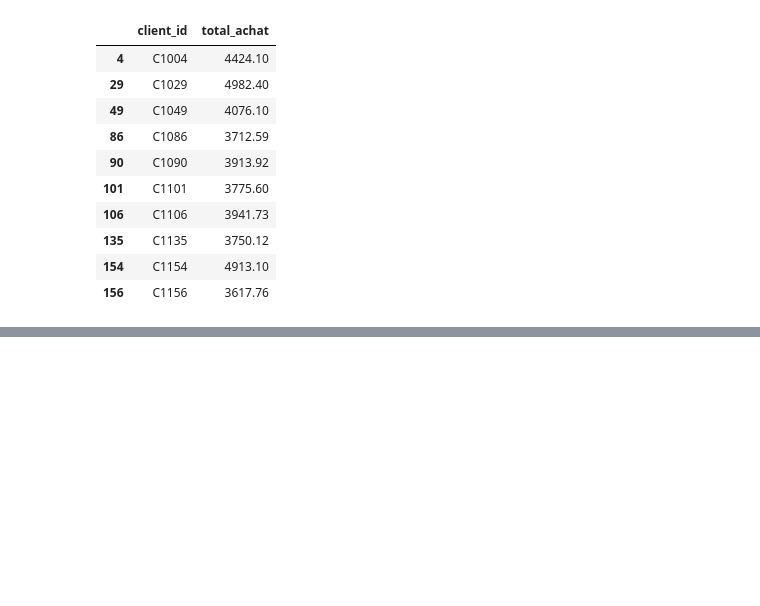
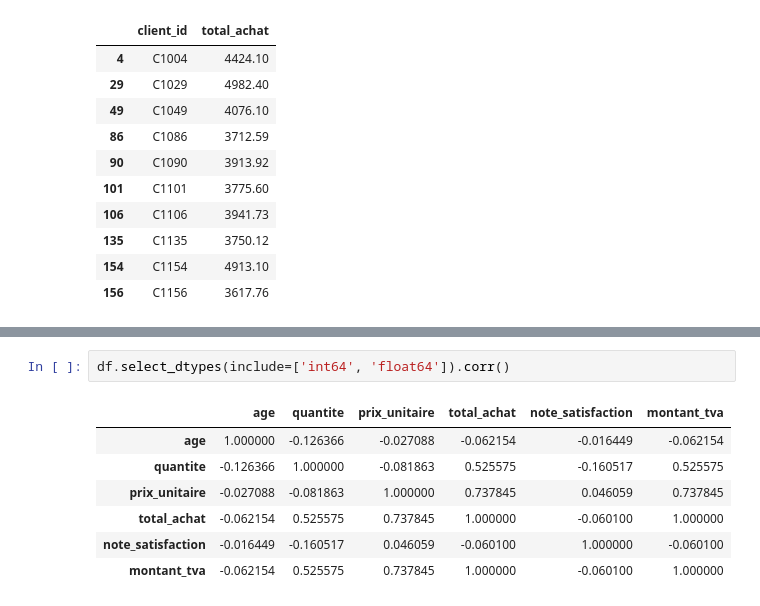
Before and after one commit to H3-8/pandas, a Jupyter notebook: notebook.ipynb, the cells around one changed output, grey strips where cells are left out. Cells and saved outputs as stored; diff of their text form; blank space fills up the shorter version.

```diff
--- a/notebook.ipynb
+++ b/notebook.ipynb
@@ -933,0 +945,10 @@ df[df['total_achat'] > 3590][['client_id', 'total_achat']]
+# %%
+df.select_dtypes(include=['int64', 'float64']).corr()
+# %% [output]
+|  | age | quantite | prix_unitaire | total_achat | note_satisfaction | montant_tva |
+| age | 1.000000 | -0.126366 | -0.027088 | -0.062154 | -0.016449 | -0.062154 |
+| quantite | -0.126366 | 1.000000 | -0.081863 | 0.525575 | -0.160517 | 0.525575 |
+| prix_unitaire | -0.027088 | -0.081863 | 1.000000 | 0.737845 | 0.046059 | 0.737845 |
+| total_achat | -0.062154 | 0.525575 | 0.737845 | 1.000000 | -0.060100 | 1.000000 |
+| note_satisfaction | -0.016449 | -0.160517 | 0.046059 | -0.060100 | 1.000000 | -0.060100 |
+| montant_tva | -0.062154 | 0.525575 | 0.737845 | 1.000000 | -0.060100 | 1.000000 |
```
Also changed, not shown: parts of 2 cells of this notebook.
